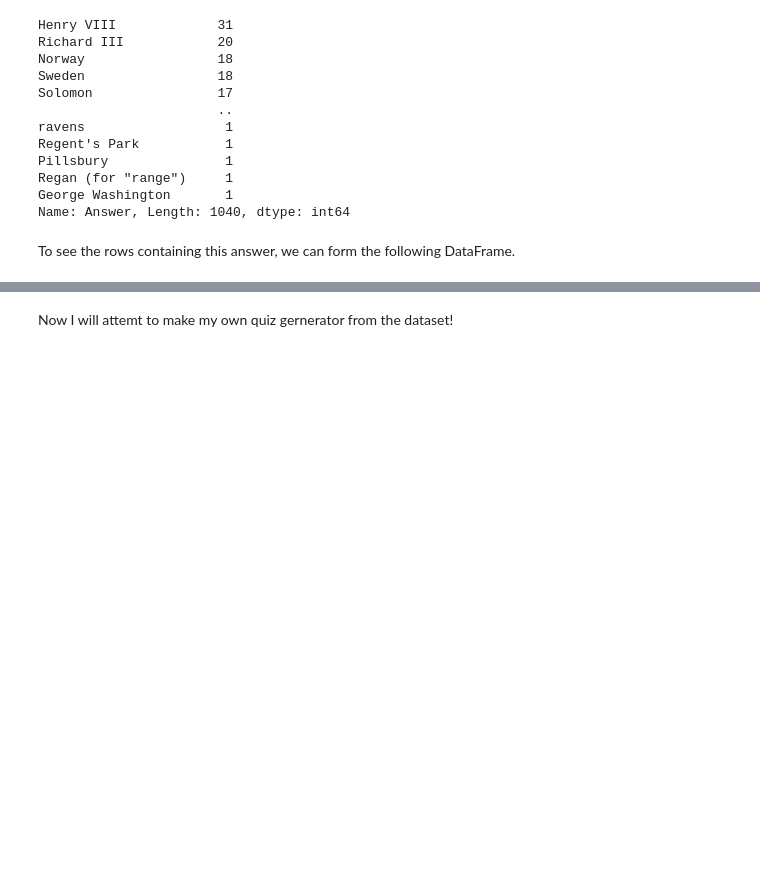
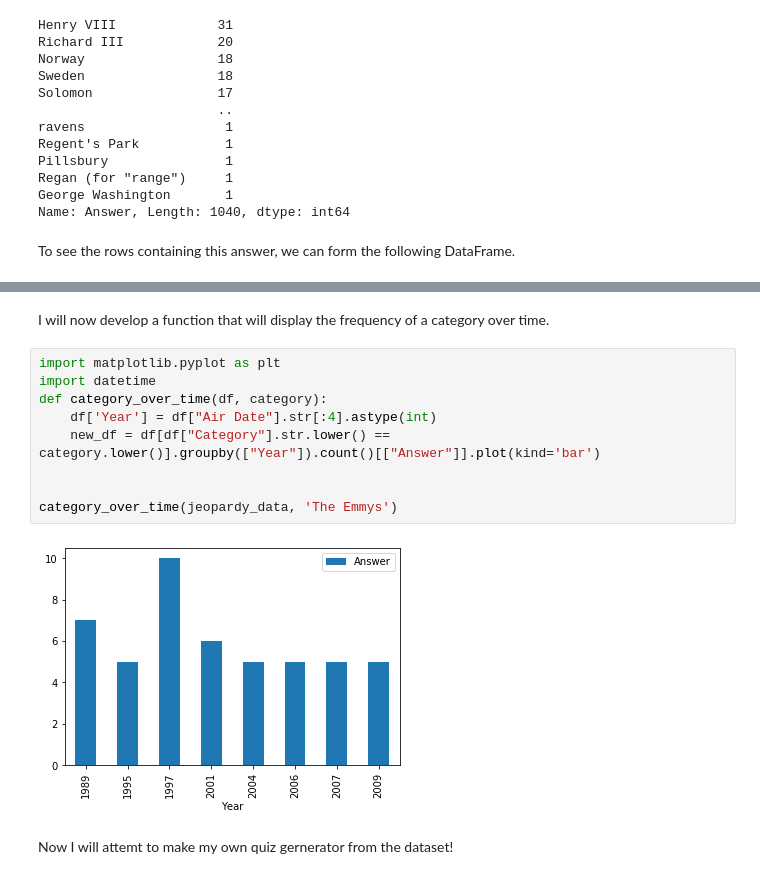
Before and after one commit to johnjkieffer/Jeopardy, a Jupyter notebook: Jeopardy.ipynb, the cells around one changed output, grey strips where cells are left out. Saved outputs shown, nothing was run; the diff lists cells and outputs as text; blank space fills up the shorter version.

Commit message:
Create fxn to view trends in categories over time

```diff
--- a/Jeopardy.ipynb
+++ b/Jeopardy.ipynb
@@ -157,6 +157,19 @@ king_questions[king_questions['Answer'] == 'Henry VIII']
 | 201823 | 4563 | 2004-06-09 | Jeopardy! | MUSEUMS | 800.0 | This 16th century English king is... | Henry VIII |
 | 213128 | 3778 | 2001-01-24 | Jeopardy! | HISTORY OF THE WORLD PART 4 | 500.0 | In 1534 this king began a reasser... | Henry VIII |
 | 213561 | 351 | 1986-01-13 | Double Jeopardy! | HISTORICAL TRIVIA | 400.0 | Before he died in 1547, this Tudo... | Henry VIII |
+# %% [markdown]
+I will now develop a function that will display the frequency of a category over time.
+# %%
+import matplotlib.pyplot as plt
+import datetime
+def category_over_time(df, category):
+    df['Year'] = df["Air Date"].str[:4].astype(int)
+    new_df = df[df["Category"].str.lower() == category.lower()].groupby(["Year"]).count()[["Answer"]].plot(kind='bar')
+
+
+category_over_time(jeopardy_data, 'The Emmys')
+# %% [output]
+[figure, added]
 # %% [markdown]
 Now I will attemt to make my own quiz gernerator from the dataset!
 # %%
```
